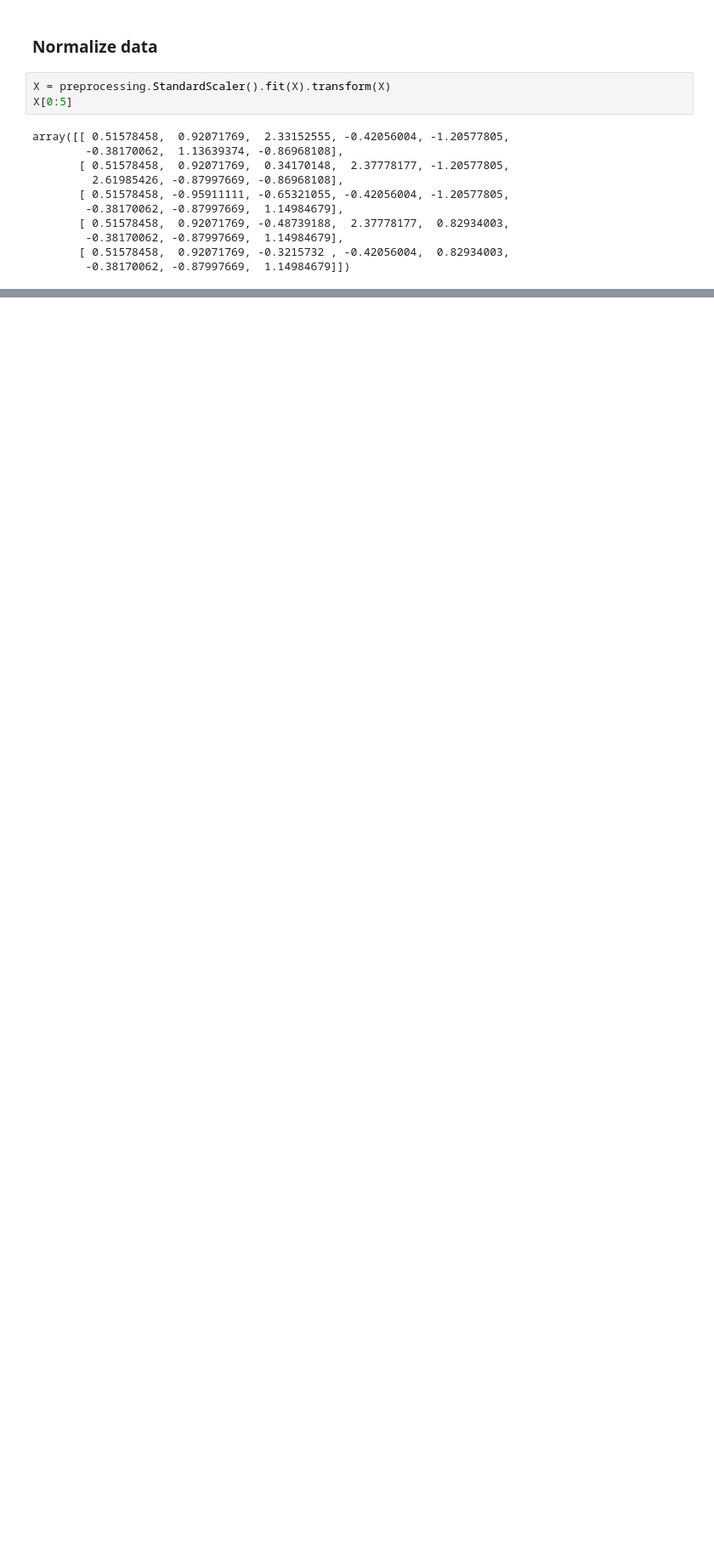
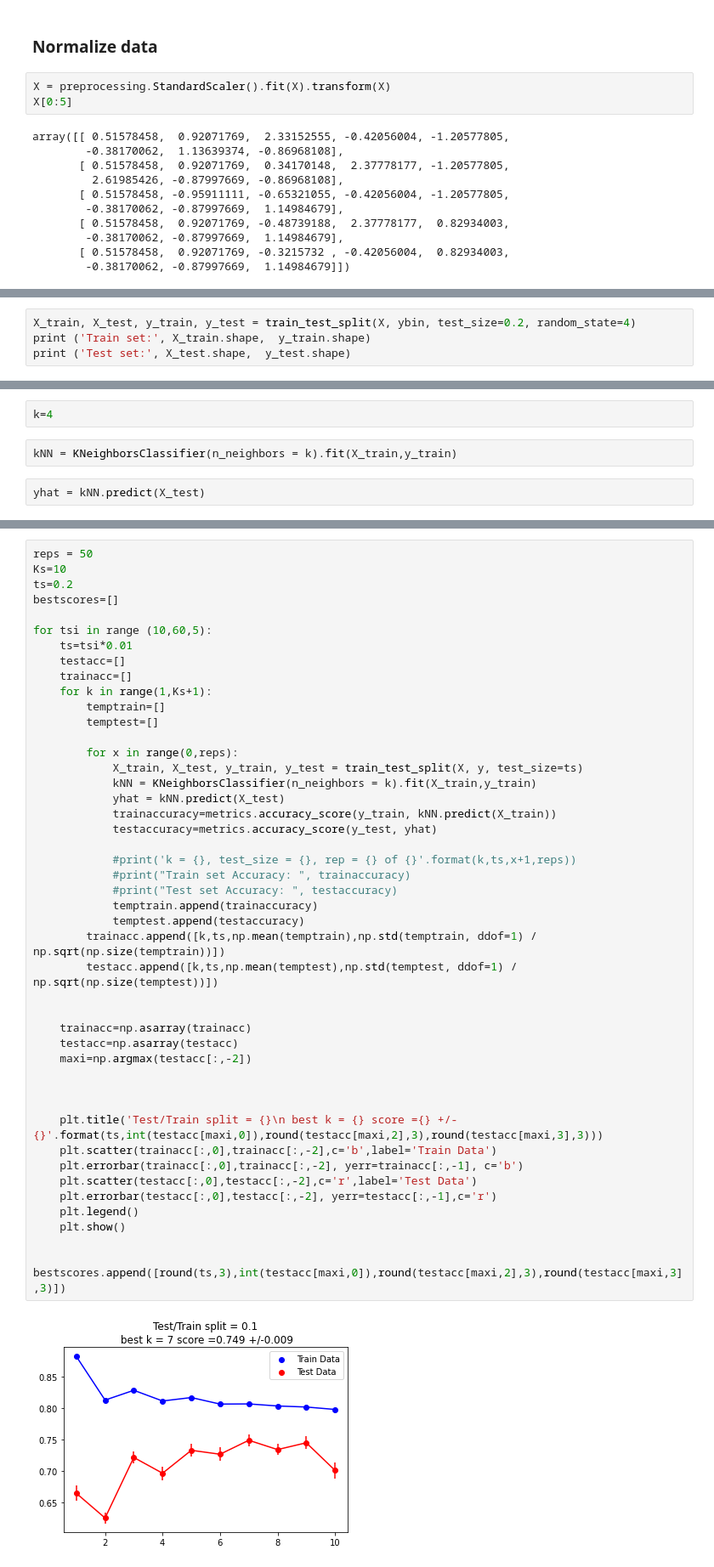
Before and after one commit to bilkobailey/IBM-AI-Engineering---ML-with-Python---Capstone, a Jupyter notebook: IBM AI Engineering - ML with Python - Capstone.ipynb, the cells around one changed output, grey strips where cells are left out. Shown at 85% size. Saved outputs shown, nothing was run; the diff lists cells and outputs as text; blank space fills up the shorter version.

```diff
--- a/IBM AI Engineering - ML with Python - Capstone.ipynb
+++ b/IBM AI Engineering - ML with Python - Capstone.ipynb
@@ -294,0 +321,4 @@ for x in range(0,len(X[0])):
+# %%
+X_train, X_test, y_train, y_test = train_test_split(X, ybin, test_size=0.2, random_state=4)
+print ('Train set:', X_train.shape,  y_train.shape)
+print ('Test set:', X_test.shape,  y_test.shape)
@@ -294,0 +330,6 @@ for x in range(0,len(X[0])):
+# %%
+k=4
+# %%
+kNN = KNeighborsClassifier(n_neighbors = k).fit(X_train,y_train)
+# %%
+yhat = kNN.predict(X_test)
@@ -294,0 +397,47 @@ for x in range(0,len(X[0])):
+# %%
+reps = 50
+Ks=10
+ts=0.2
+bestscores=[]
+
+for tsi in range (10,60,5):
+    ts=tsi*0.01
+    testacc=[]
+    trainacc=[]
+    for k in range(1,Ks+1):
+        temptrain=[]
+        temptest=[]
+
+        for x in range(0,reps):
+            X_train, X_test, y_train, y_test = train_test_split(X, y, test_size=ts)
+            kNN = KNeighborsClassifier(n_neighbors = k).fit(X_train,y_train)
+            yhat = kNN.predict(X_test)
+            trainaccuracy=metrics.accuracy_score(y_train, kNN.predict(X_train))
+            testaccuracy=metrics.accuracy_score(y_test, yhat)
+
+            #print('k = {}, test_size = {}, rep = {} of {}'.format(k,ts,x+1,reps))
+            #print("Train set Accuracy: ", trainaccuracy)
+            #print("Test set Accuracy: ", testaccuracy)
+            temptrain.append(trainaccuracy)
+            temptest.append(testaccuracy)
+        trainacc.append([k,ts,np.mean(temptrain),np.std(temptrain, ddof=1) / np.sqrt(np.size(temptrain))])
+        testacc.append([k,ts,np.mean(temptest),np.std(temptest, ddof=1) / np.sqrt(np.size(temptest))])
+
+
+    trainacc=np.asarray(trainacc)
+    testacc=np.asarray(testacc)
+    maxi=np.argmax(testacc[:,-2])
+
+
+
+    plt.title('Test/Train split = {}\n best k = {} score ={} +/-{}'.format(ts,int(testacc[maxi,0]),round(testacc[maxi,2],3),round(testacc[maxi,3],3)))
+    plt.scatter(trainacc[:,0],trainacc[:,-2],c='b',label='Train Data')
+    plt.errorbar(trainacc[:,0],trainacc[:,-2], yerr=trainacc[:,-1], c='b')
+    plt.scatter(testacc[:,0],testacc[:,-2],c='r',label='Test Data')
+    plt.errorbar(testacc[:,0],testacc[:,-2], yerr=testacc[:,-1],c='r')
+    plt.legend()
+    plt.show()
+
+    bestscores.append([round(ts,3),int(testacc[maxi,0]),round(testacc[maxi,2],3),round(testacc[maxi,3],3)])
+# %% [output]
+[figure, added]
```
Also changed, not shown: parts of 60 cells of this notebook.
